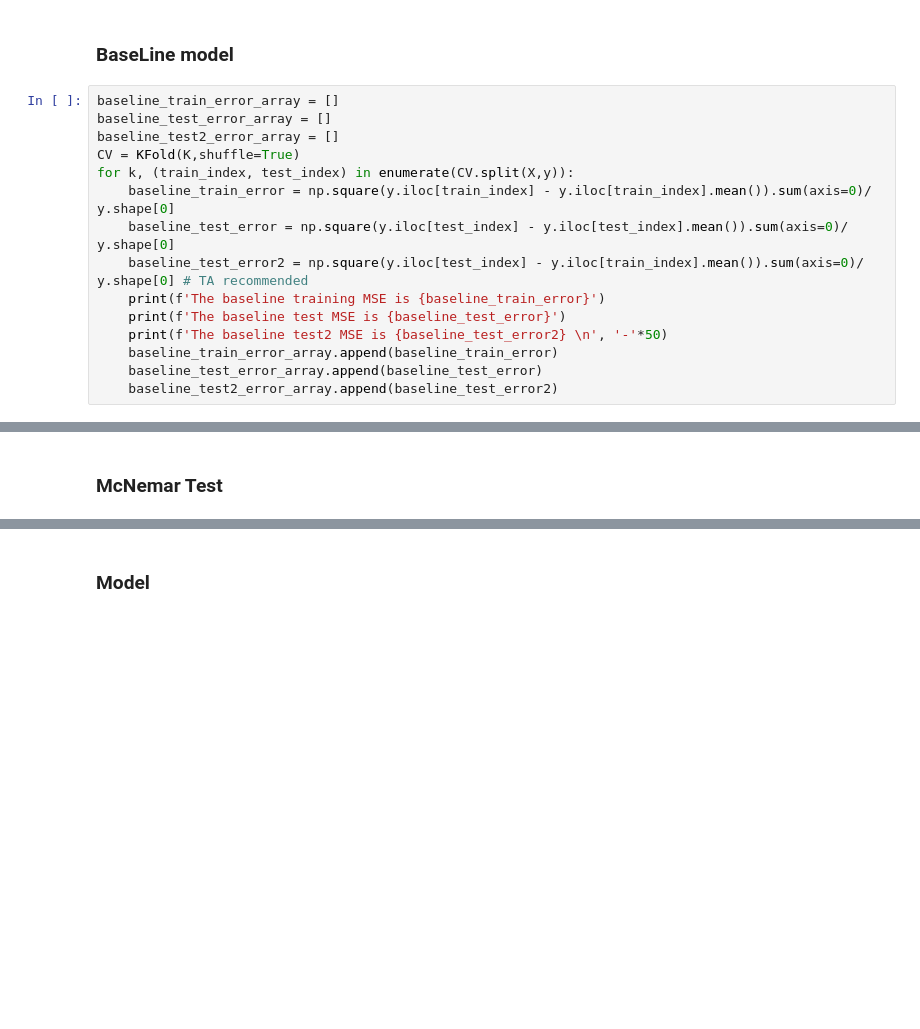
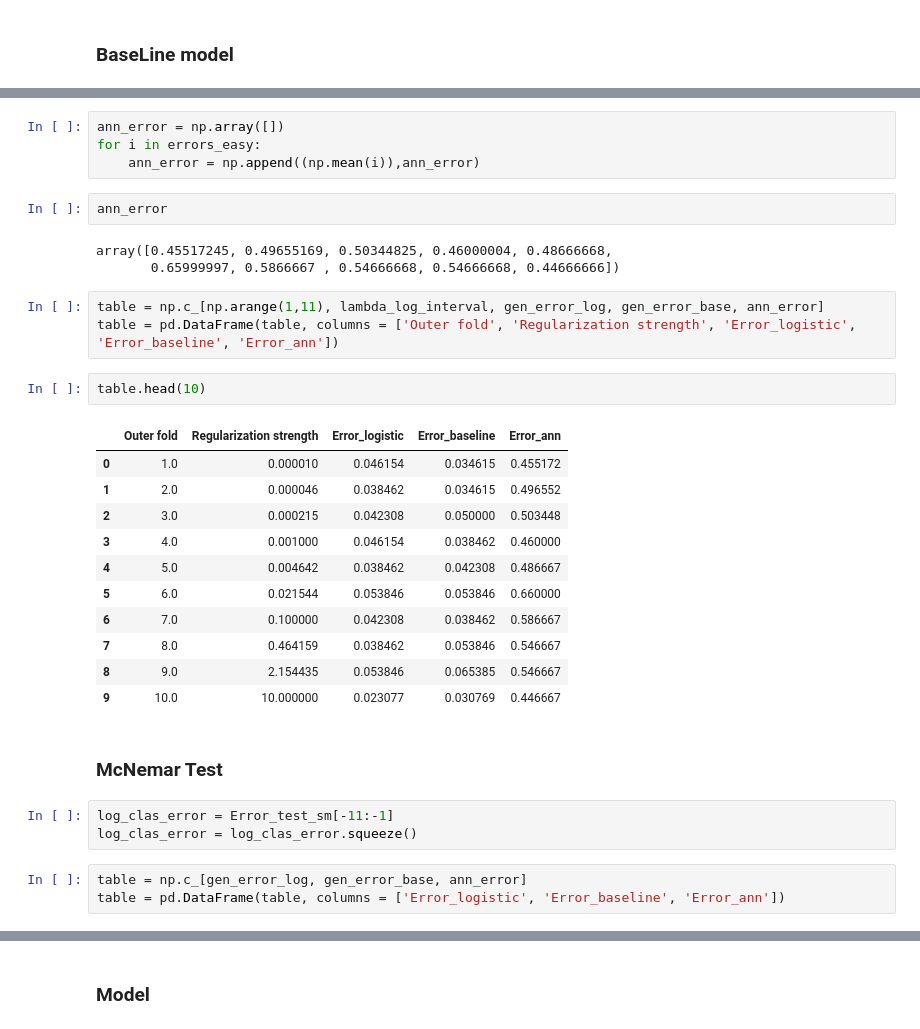
Before and after one commit to WizenPainter/DTU-02450, a Jupyter notebook: Assignment 1/project.ipynb, the cells around one changed output, grey strips where cells are left out. Saved outputs shown, nothing was run; the diff lists cells and outputs as text; blank space fills up the shorter version.

Commit message:
Finished table of errors + mcnemar statistic for classification

```diff
--- a/Assignment 1/project.ipynb
+++ b/Assignment 1/project.ipynb
@@ -1374,17 +1365,2 @@ for k, (partition_index, test_index) in enumerate(CV.split(X,new_y)):
 # %% [markdown]
 ### BaseLine model
-# %%
-baseline_train_error_array = []
-baseline_test_error_array = []
-baseline_test2_error_array = []
-CV = KFold(K,shuffle=True)
-for k, (train_index, test_index) in enumerate(CV.split(X,y)):
-    baseline_train_error = np.square(y.iloc[train_index] - y.iloc[train_index].mean()).sum(axis=0)/ y.shape[0]
-    baseline_test_error = np.square(y.iloc[test_index] - y.iloc[test_index].mean()).sum(axis=0)/ y.shape[0]
-    baseline_test_error2 = np.square(y.iloc[test_index] - y.iloc[train_index].mean()).sum(axis=0)/ y.shape[0] # TA recommended
-    print(f'The baseline training MSE is {baseline_train_error}')
-    print(f'The baseline test MSE is {baseline_test_error}')
-    print(f'The baseline test2 MSE is {baseline_test_error2} \n', '-'*50)
-    baseline_train_error_array.append(baseline_train_error)
-    baseline_test_error_array.append(baseline_test_error)
-    baseline_test2_error_array.append(baseline_test_error2)
@@ -1391,2 +1467,34 @@ for k, (train_index, test_index) in enumerate(CV.split(X,y)):
+# %%
+ann_error = np.array([])
+for i in errors_easy:
+    ann_error = np.append((np.mean(i)),ann_error)
+# %%
+ann_error
+# %% [output]
+array([0.45517245, 0.49655169, 0.50344825, 0.46000004, 0.48666668,
+       0.65999997, 0.5866667 , 0.54666668, 0.54666668, 0.44666666])
+# %%
+table = np.c_[np.arange(1,11), lambda_log_interval, gen_error_log, gen_error_base, ann_error]
+table = pd.DataFrame(table, columns = ['Outer fold', 'Regularization strength', 'Error_logistic', 'Error_baseline', 'Error_ann'])
+# %%
+table.head(10)
+# %% [output]
+|  | Outer fold | Regularization strength | Error_logistic | Error_baseline | Error_ann |
+| 0 | 1.0 | 0.000010 | 0.046154 | 0.034615 | 0.455172 |
+| 1 | 2.0 | 0.000046 | 0.038462 | 0.034615 | 0.496552 |
+| 2 | 3.0 | 0.000215 | 0.042308 | 0.050000 | 0.503448 |
+| 3 | 4.0 | 0.001000 | 0.046154 | 0.038462 | 0.460000 |
+| 4 | 5.0 | 0.004642 | 0.038462 | 0.042308 | 0.486667 |
+| 5 | 6.0 | 0.021544 | 0.053846 | 0.053846 | 0.660000 |
+| 6 | 7.0 | 0.100000 | 0.042308 | 0.038462 | 0.586667 |
+| 7 | 8.0 | 0.464159 | 0.038462 | 0.053846 | 0.546667 |
+| 8 | 9.0 | 2.154435 | 0.053846 | 0.065385 | 0.546667 |
+| 9 | 10.0 | 10.000000 | 0.023077 | 0.030769 | 0.446667 |
 # %% [markdown]
 ### McNemar Test
+# %%
+log_clas_error = Error_test_sm[-11:-1]
+log_clas_error = log_clas_error.squeeze()
+# %%
+table = np.c_[gen_error_log, gen_error_base, ann_error]
+table = pd.DataFrame(table, columns = ['Error_logistic', 'Error_baseline', 'Error_ann'])
```
Also changed, not shown: parts of 6 cells of this notebook, 1 other file.
